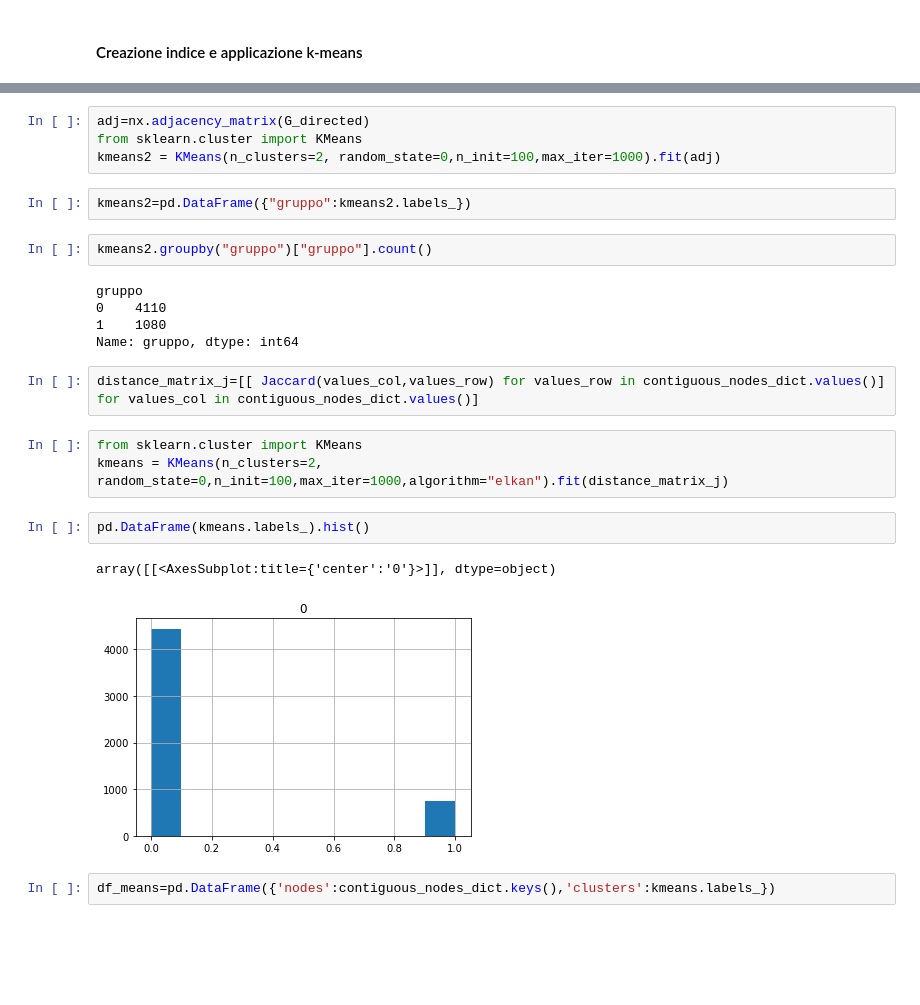
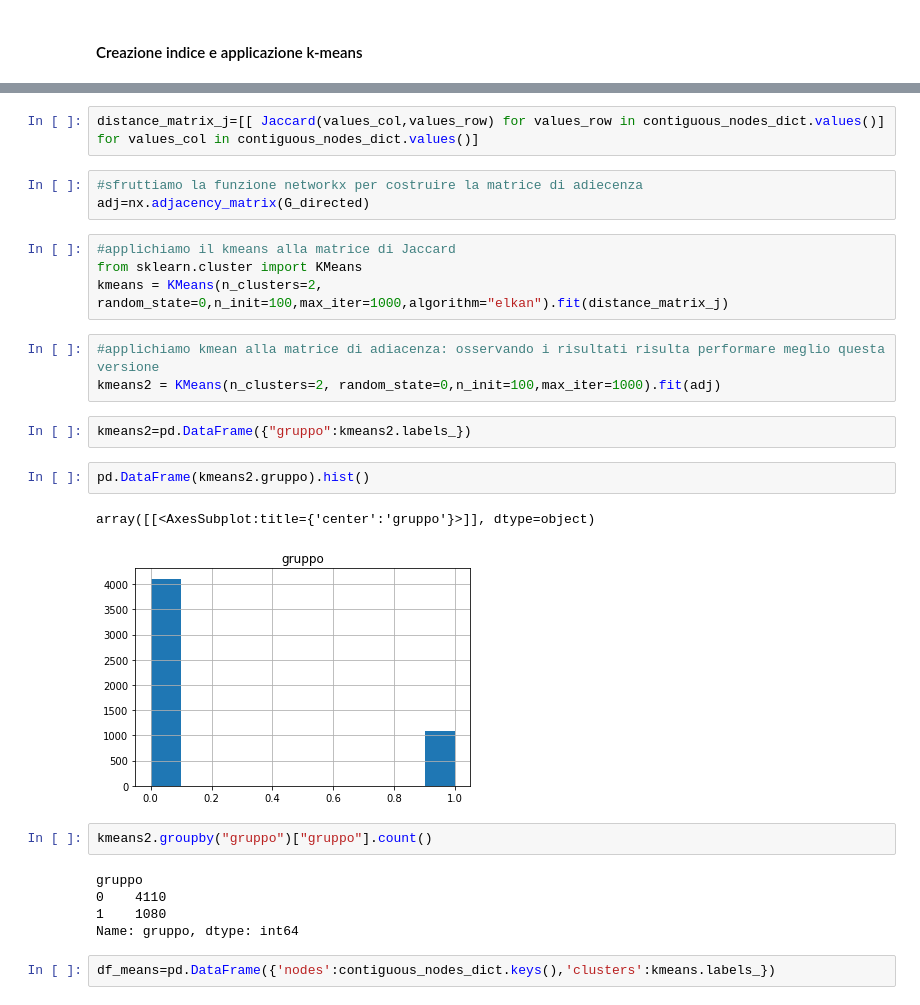
Before and after one commit to ES-git95/SMA-Project, a Jupyter notebook: graph.ipynb, the cells around one changed output, grey strips where cells are left out. Saved outputs shown, nothing was run; the diff lists cells and outputs as text; blank space fills up the shorter version.

Commit message:
ultima modifica graph

```diff
--- a/graph.ipynb
+++ b/graph.ipynb
@@ -112,12 +97,25 @@ def Jaccard(nodesA,nodesB):
     union=list(set(nodesA+nodesB))
     compute_jaccard=len(intersect)/len(union)
     return compute_jaccard
+# %%
+distance_matrix_j=[[ Jaccard(values_col,values_row) for values_row in contiguous_nodes_dict.values()] for values_col in contiguous_nodes_dict.values()]
+# %%
+#sfruttiamo la funzione networkx per costruire la matrice di adiecenza
+adj=nx.adjacency_matrix(G_directed)
 # %%
-adj=nx.adjacency_matrix(G_directed)
+#applichiamo il kmeans alla matrice di Jaccard
 from sklearn.cluster import KMeans
-kmeans2 = KMeans(n_clusters=2, random_state=0,n_init=100,max_iter=1000).fit(adj)
+kmeans = KMeans(n_clusters=2, random_state=0,n_init=100,max_iter=1000,algorithm="elkan").fit(distance_matrix_j)
+# %%
+#applichiamo kmean alla matrice di adiacenza: osservando i risultati risulta performare meglio questa versione
+kmeans2 = KMeans(n_clusters=2, random_state=0,n_init=100,max_iter=1000).fit(adj)
 # %%
 kmeans2=pd.DataFrame({"gruppo":kmeans2.labels_})
+# %%
+pd.DataFrame(kmeans2.gruppo).hist()
+# %% [output]
+array([[<AxesSubplot:title={'center':'gruppo'}>]], dtype=object)
+[figure, added]
 # %%
 kmeans2.groupby("gruppo")["gruppo"].count()
 # %% [output]
@@ -125,16 +123,6 @@ gruppo
 0    4110
 1    1080
 Name: gruppo, dtype: int64
-# %%
-distance_matrix_j=[[ Jaccard(values_col,values_row) for values_row in contiguous_nodes_dict.values()] for values_col in contiguous_nodes_dict.values()]
-# %%
-from sklearn.cluster import KMeans
-kmeans = KMeans(n_clusters=2, random_state=0,n_init=100,max_iter=1000,algorithm="elkan").fit(distance_matrix_j)
-# %%
-pd.DataFrame(kmeans.labels_).hist()
-# %% [output]
-array([[<AxesSubplot:title={'center':'0'}>]], dtype=object)
-[figure, removed]
 # %%
 df_means=pd.DataFrame({'nodes':contiguous_nodes_dict.keys(),'clusters':kmeans.labels_})
 # %%
```
Also changed, not shown: parts of 68 cells of this notebook.
